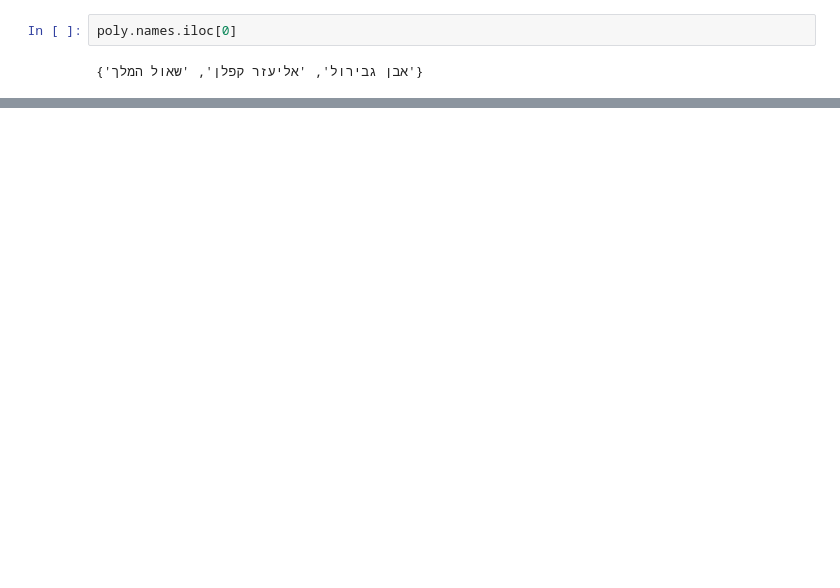
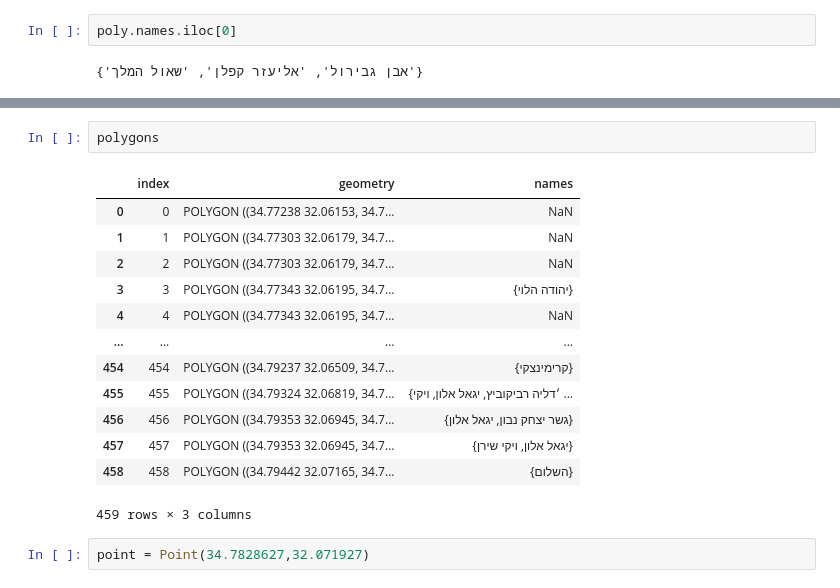
Before and after one commit to itaimondshine/NHEGEL, a Jupyter notebook: Untitled.ipynb, the cells around one changed output, grey strips where cells are left out. Saved outputs shown, nothing was run; the diff lists cells and outputs as text; blank space fills up the shorter version.

```diff
--- a/Untitled.ipynb
+++ b/Untitled.ipynb
@@ -287,0 +388,18 @@ poly.names.iloc[0]
+# %%
+polygons
+# %% [output]
+|  | index | geometry | names |
+| 0 | 0 | POLYGON ((34.77238 32.06153, 34.7... | NaN |
+| 1 | 1 | POLYGON ((34.77303 32.06179, 34.7... | NaN |
+| 2 | 2 | POLYGON ((34.77303 32.06179, 34.7... | NaN |
+| 3 | 3 | POLYGON ((34.77343 32.06195, 34.7... | {יהודה הלוי} |
+| 4 | 4 | POLYGON ((34.77343 32.06195, 34.7... | NaN |
+| ... | ... | ... | ... |
+| 454 | 454 | POLYGON ((34.79237 32.06509, 34.7... | {קרימינצקי} |
+| 455 | 455 | POLYGON ((34.79324 32.06819, 34.7... | {׳דליה רביקוביץ, יגאל אלון, ויקי ... |
+| 456 | 456 | POLYGON ((34.79353 32.06945, 34.7... | {גשר יצחק נבון, יגאל אלון} |
+| 457 | 457 | POLYGON ((34.79353 32.06945, 34.7... | {יגאל אלון, ויקי שירן} |
+| 458 | 458 | POLYGON ((34.79442 32.07165, 34.7... | {השלום} |
+459 rows × 3 columns
+# %%
+point = Point(34.7828627,32.071927)
```
Also changed, not shown: parts of 29 cells of this notebook, 16 other files.
